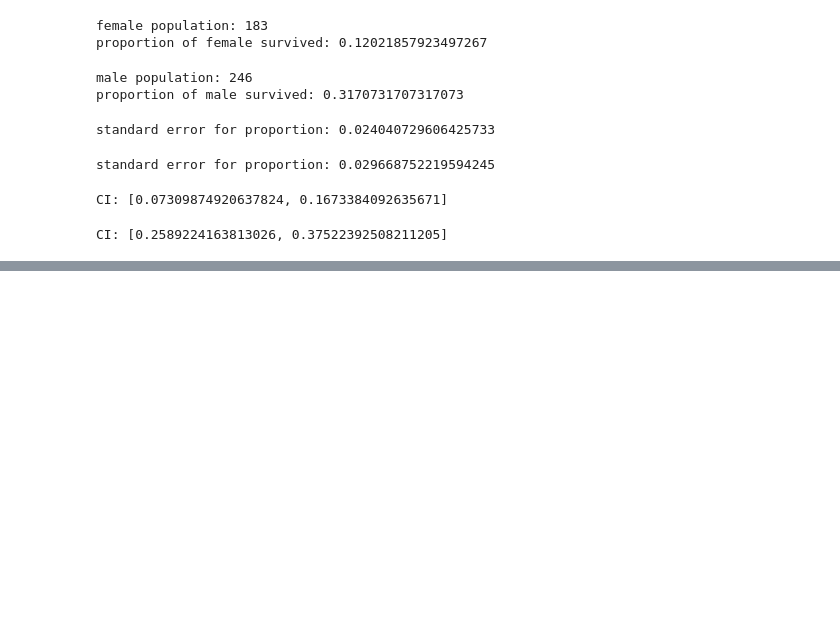
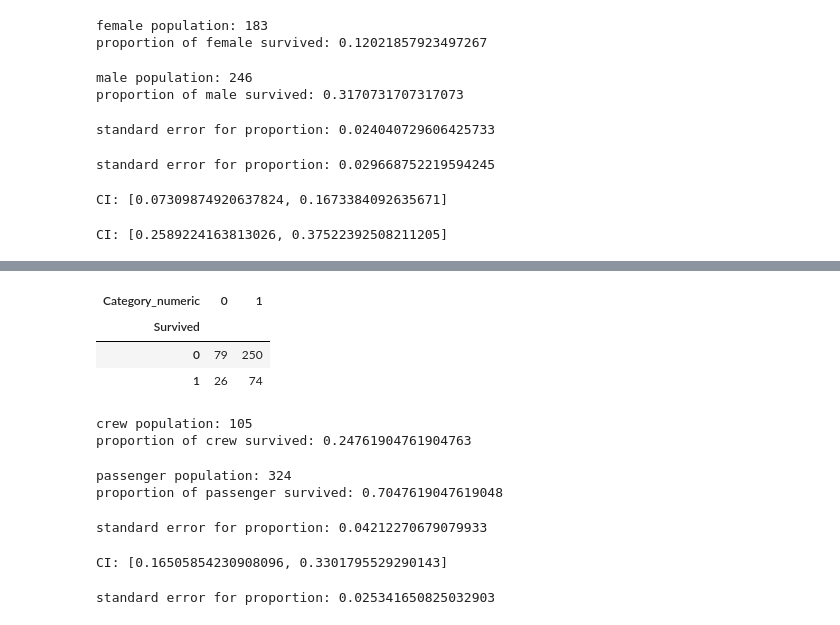
Before and after one commit to rinanamira/H8PYTN041, a Jupyter notebook: PYTN_FinalProject_041_Rina.ipynb, the cells around one changed output, grey strips where cells are left out. Drawn from its saved outputs; the diff is of its cells as text; code cells hidden in the pictures; blank space fills up the shorter version.

```diff
--- a/PYTN_FinalProject_041_Rina.ipynb
+++ b/PYTN_FinalProject_041_Rina.ipynb
@@ -360,2 +365,7 @@ print('CI: [{}, {}]'.format(lower_ci, upper_ci))
 # %% [output]
 CI: [0.2589224163813026, 0.37522392508211205]
+# %%
+db = data[["Sex", "Survived"]]
+dc = data[["Category_numeric", "Survived"]]
+print(db)
+print(dc)
@@ -361,0 +390,47 @@ CI: [0.2589224163813026, 0.37522392508211205]
+# %%
+pd.crosstab(db.Survived, dc.Category_numeric)
+# %% [output]
+| Category_numeric | 0 | 1 |
+| Survived |  |  |
+| 0 | 79 | 250 |
+| 1 | 26 | 74 |
+# %%
+pop_crew = 79 + 26
+prop_crew = 26 / pop_crew
+print('crew population:', pop_crew)
+print('proportion of crew survived:', prop_crew)
+# %% [output]
+crew population: 105
+proportion of crew survived: 0.24761904761904763
+# %%
+pop_psg = 250 + 74
+prop_psg = 74 / pop_crew
+print('passenger population:', pop_psg)
+print('proportion of passenger survived:', prop_psg)
+
+#Passenger has a higher proportion of survive than crew in the ferry
+# %% [output]
+passenger population: 324
+proportion of passenger survived: 0.7047619047619048
+# %%
+stderr_crew = np.sqrt(
+    prop_crew * (1-prop_crew) / pop_crew
+)
+print("standard error for proportion:", stderr_crew)
+# %% [output]
+standard error for proportion: 0.04212270679079933
+# %%
+# Confidence Interval crew
+z_score = 1.96
+lower_ci = prop_crew - (z_score*stderr_crew)
+upper_ci = prop_crew + (z_score*stderr_crew)
+print('CI: [{}, {}]'.format(lower_ci, upper_ci))
+# %% [output]
+CI: [0.16505854230908096, 0.3301795529290143]
+# %%
+stderr_psg = np.sqrt(
+    prop_psg * (1-prop_psg) / pop_psg
+)
+print("standard error for proportion:", stderr_psg)
+# %% [output]
+standard error for proportion: 0.025341650825032903
```
Also changed, not shown: parts of 36 cells of this notebook.
